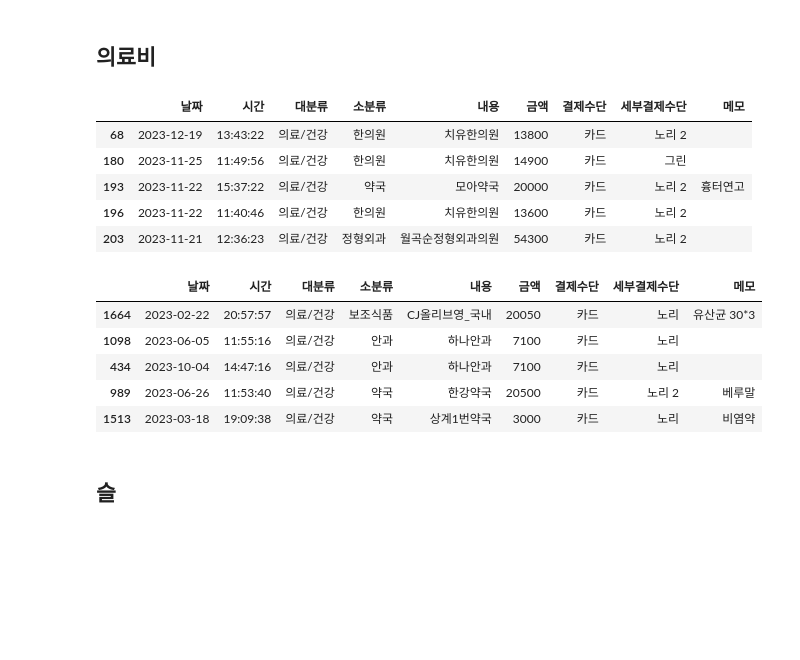
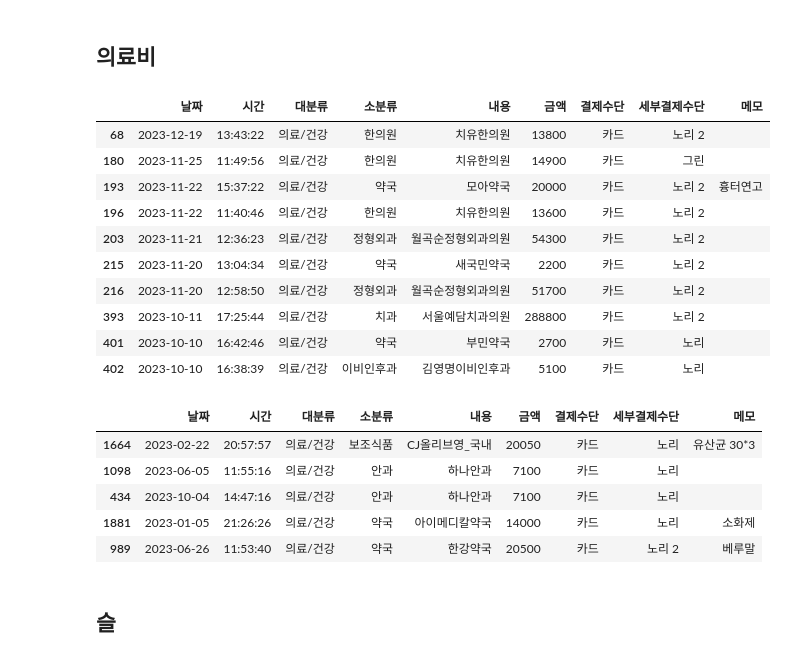
Before and after one commit to hijump9/python_study, a Jupyter notebook: 3. Data Analysis/Account_analysis/2023가계부분석.ipynb, the cells around one changed output. Saved outputs shown, nothing was run; the diff lists cells and outputs as text; code cells hidden in the pictures; blank space fills up the shorter version.

```diff
--- a/3. Data Analysis/Account_analysis/2023가계부분석.ipynb
+++ b/3. Data Analysis/Account_analysis/2023가계부분석.ipynb
@@ -154,3 +157,7 @@ df = df[~df['내용'].str.contains('티머니', na=False)]
+# %%
+mask = (지출_df['대분류'] == '의료/건강') & (지출_df['소분류'] == '운동')
+지출_df.loc[mask, '대분류'] = '문화/여가'
+지출_df.loc[mask, '소분류'] = '스포츠'
 # %% [markdown]
 ---
 ---
@@ -243,14 +252,19 @@ Name: count, dtype: int64
 # %%
 # 데이터프레임 만들기
 df_med = 지출_df[지출_df['대분류']=='의료/건강']
-df_med.head()
+df_med.head(10)
 # %% [output]
 |  | 날짜 | 시간 | 대분류 | 소분류 | 내용 | 금액 | 결제수단 | 세부결제수단 | 메모 |
 | 68 | 2023-12-19 | 13:43:22 | 의료/건강 | 한의원 | 치유한의원 | 13800 | 카드 | 노리 2 |  |
 | 180 | 2023-11-25 | 11:49:56 | 의료/건강 | 한의원 | 치유한의원 | 14900 | 카드 | 그린 |  |
 | 193 | 2023-11-22 | 15:37:22 | 의료/건강 | 약국 | 모아약국 | 20000 | 카드 | 노리 2 | 흉터연고 |
 | 196 | 2023-11-22 | 11:40:46 | 의료/건강 | 한의원 | 치유한의원 | 13600 | 카드 | 노리 2 |  |
 | 203 | 2023-11-21 | 12:36:23 | 의료/건강 | 정형외과 | 월곡순정형외과의원 | 54300 | 카드 | 노리 2 |  |
+| 215 | 2023-11-20 | 13:04:34 | 의료/건강 | 약국 | 새국민약국 | 2200 | 카드 | 노리 2 |  |
+| 216 | 2023-11-20 | 12:58:50 | 의료/건강 | 정형외과 | 월곡순정형외과의원 | 51700 | 카드 | 노리 2 |  |
+| 393 | 2023-10-11 | 17:25:44 | 의료/건강 | 치과 | 서울예담치과의원 | 288800 | 카드 | 노리 2 |  |
+| 401 | 2023-10-10 | 16:42:46 | 의료/건강 | 약국 | 부민약국 | 2700 | 카드 | 노리 |  |
+| 402 | 2023-10-10 | 16:38:39 | 의료/건강 | 이비인후과 | 김영명이비인후과 | 5100 | 카드 | 노리 |  |
 # %%
 df_med_sorted = df_med.sort_values(by='소분류')
 df_med_sorted.head()
@@ -259,7 +273,7 @@ df_med_sorted.head()
 | 1664 | 2023-02-22 | 20:57:57 | 의료/건강 | 보조식품 | CJ올리브영_국내 | 20050 | 카드 | 노리 | 유산균 30*3 |
 | 1098 | 2023-06-05 | 11:55:16 | 의료/건강 | 안과 | 하나안과 | 7100 | 카드 | 노리 |  |
 | 434 | 2023-10-04 | 14:47:16 | 의료/건강 | 안과 | 하나안과 | 7100 | 카드 | 노리 |  |
+| 1881 | 2023-01-05 | 21:26:26 | 의료/건강 | 약국 | 아이메디칼약국 | 14000 | 카드 | 노리 | 소화제 |
 | 989 | 2023-06-26 | 11:53:40 | 의료/건강 | 약국 | 한강약국 | 20500 | 카드 | 노리 2 | 베루말 |
-| 1513 | 2023-03-18 | 19:09:38 | 의료/건강 | 약국 | 상계1번약국 | 3000 | 카드 | 노리 | 비염약 |
 # %%
 # 엑셀 파일 저장
```
Also changed, not shown: parts of 3 cells of this notebook.
